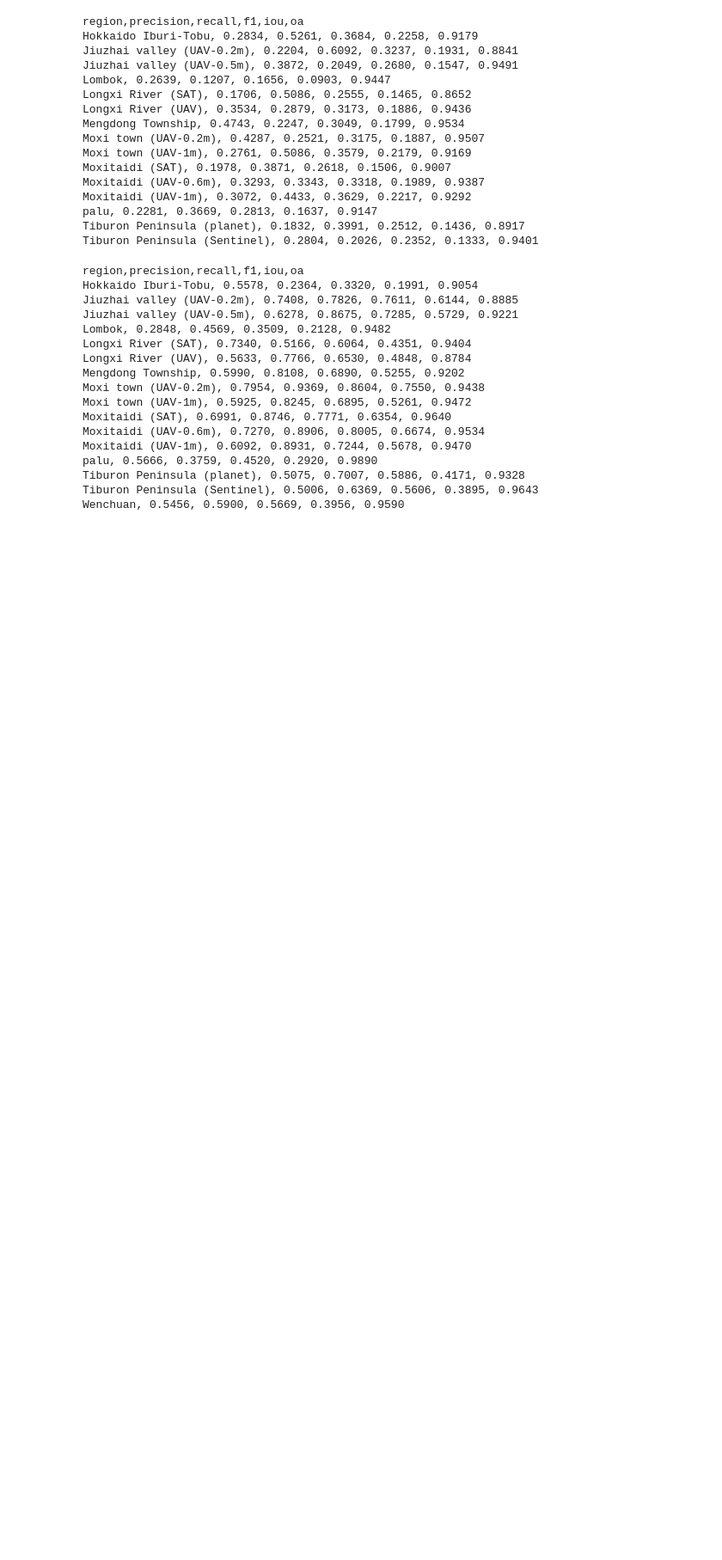
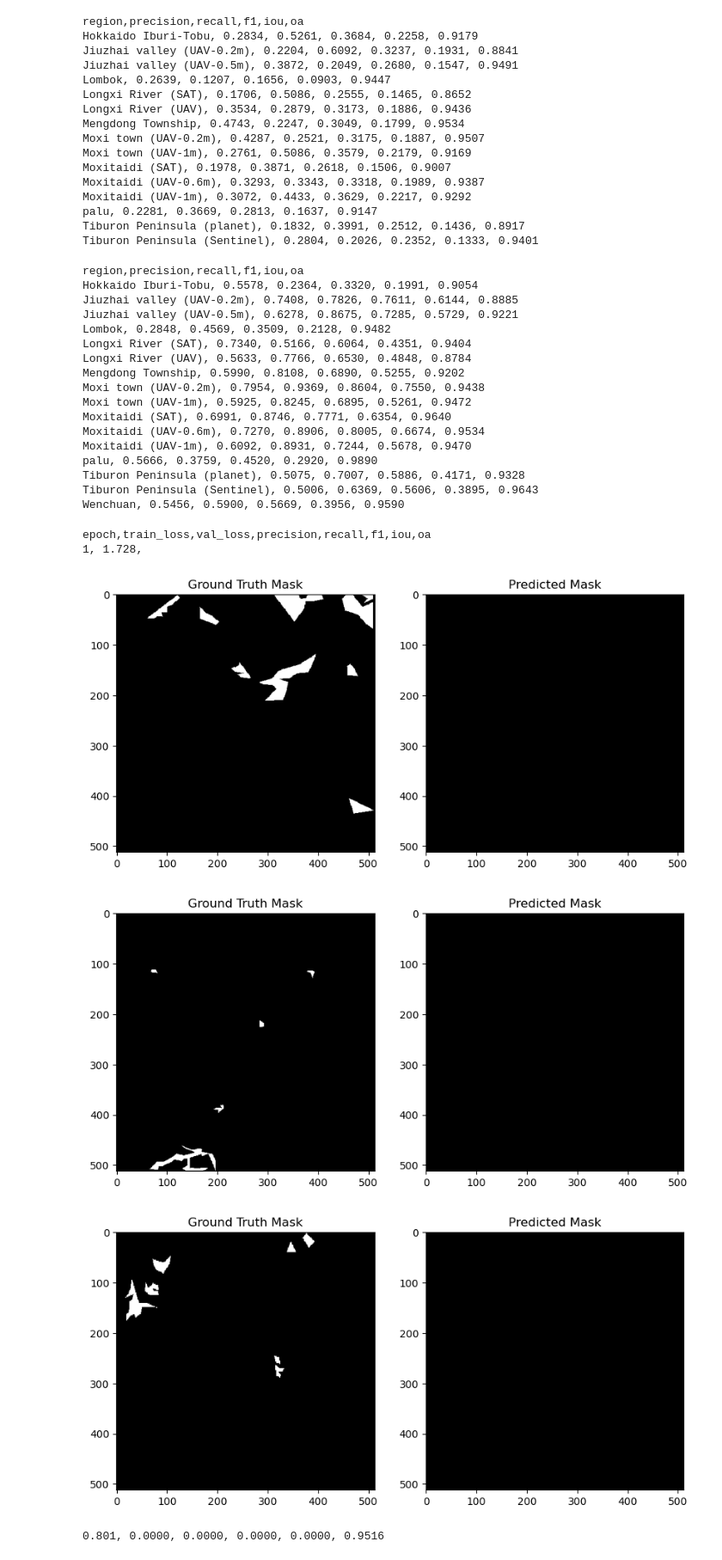
Before and after one commit to Rahuldeb5/Intelligent-Geohazards-Modeling, a Jupyter notebook: src/unet_model.ipynb, the cells around one changed output. Shown at 86% size. Drawn from its saved outputs; the diff is of its cells as text; code cells hidden in the pictures; blank space fills up the shorter version.

```diff
--- a/src/unet_model.ipynb
+++ b/src/unet_model.ipynb
@@ -1,5 +1,5 @@
 # %%
-dataset = "Longxi River (SAT)"
+dataset = "Wenchuan"
 dataset_dir = "../data/" + dataset
 
 import os
@@ -412,6 +412,8 @@ Tiburon Peninsula (Sentinel), 0.5006, 0.6369, 0.5606, 0.3895, 0.9643
 Wenchuan, 0.5456, 0.5900, 0.5669, 0.3956, 0.9590
 # %%
 print("epoch,train_loss,val_loss,precision,recall,f1,iou,oa")
+
+epochs = 10
 
 for epoch in range(epochs):
     unet.train()
@@ -472,43 +474,50 @@ for epoch in range(epochs):
             val_loss += loss.item()
 
             preds = torch.sigmoid(outputs) > .6
 
-            # pred_img = preds[0, 0].cpu().numpy()
-            # mask_img = mask[0, 0].cpu().numpy()
+            pred_img = preds[0, 0].cpu().numpy()
+            mask_img = mask[0, 0].cpu().numpy()
 
-            # # Plot side by side
-            # plt.figure(figsize=(10, 5))
+            # Plot side by side
+            plt.figure(figsize=(10, 5))
 
-            # # Ground truth mask
-            # plt.subplot(1, 2, 1)
-            # plt.imshow(mask_img, cmap='gray')
-            # plt.title("Ground Truth Mask")
+            # Ground truth mask
+            plt.subplot(1, 2, 1)
+            plt.imshow(mask_img, cmap='gray')
+            plt.title("Ground Truth Mask")
 
-            # # Predicted mask
-            # plt.subplot(1, 2, 2)
-            # plt.imshow(pred_img, cmap='gray')
-            # plt.title("Predicted Mask")
+            # Predicted mask
+            plt.subplot(1, 2, 2)
+            plt.imshow(pred_img, cmap='gray')
+            plt.title("Predicted Mask")
 
-            # plt.show()
+            plt.show()
 
             preds_flat = preds.view(-1)
             mask_flat = mask.view(-1)
 
             TP += ((preds_flat == 1) & (mask_flat == 1)).sum().item()
             FP += ((preds_flat == 1) & (mask_flat == 0)).sum().item()
             FN += ((preds_flat == 0) & (mask_flat == 1)).sum().item()
             TN += ((preds_flat == 0) & (mask_flat == 0)).sum().item()
 
             # correct = (preds == mask).float().sum()
             # acc = correct / torch.numel(preds)
             # val_acc += acc.item()
 
             test_num += 1
 
     precision = TP / (TP + FP + 1e-8)
     recall = TP / (TP + FN + 1e-8)
     f1 = 2 * precision * recall / (precision + recall + 1e-8)
     iou = TP / (TP + FP + FN + 1e-8)
     oa = (TP + TN)/(TP + TN + FP + FN + 1e-8)
 
     print(f'{val_loss / test_num:.3f}, {precision:.4f}, {recall:.4f}, {f1:.4f}, {iou:.4f}, {oa:.4f}')
+# %% [output]
+epoch,train_loss,val_loss,precision,recall,f1,iou,oa
+1, 1.728,
+[figure, added]
+[figure, added]
+[figure, added]
+0.801, 0.0000, 0.0000, 0.0000, 0.0000, 0.9516
```
Also changed, not shown: parts of 3 cells of this notebook.
